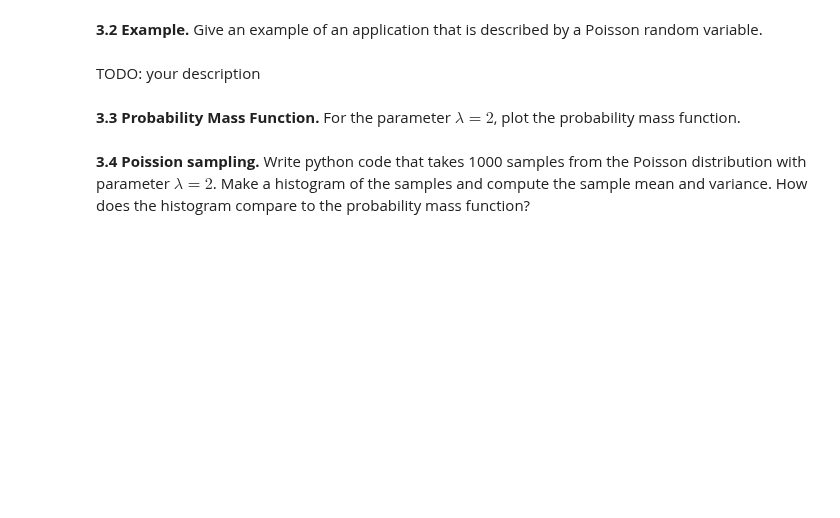
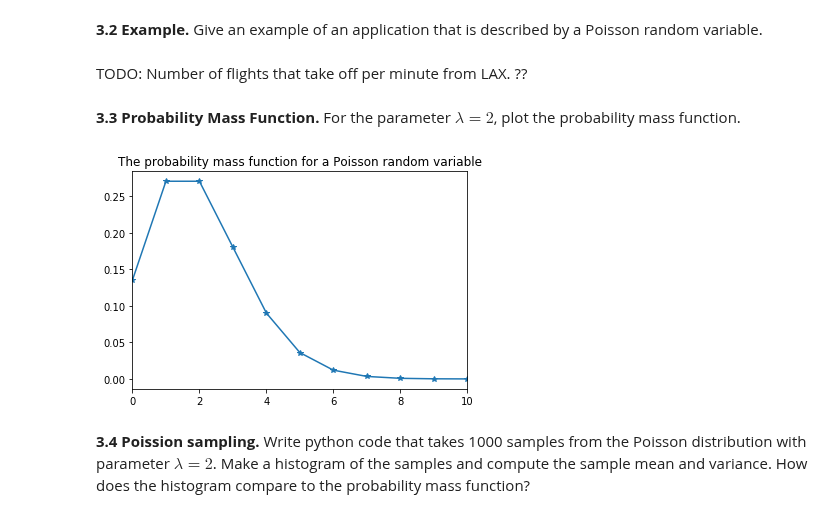
Before and after one commit to brookeslawski/datascience-homeworks-local, a Jupyter notebook: HW2/2018-HW2.ipynb, the cells around one changed output. Saved outputs shown, nothing was run; the diff lists cells and outputs as text; code cells hidden in the pictures; blank space fills up the shorter version.

```diff
--- a/HW2/2018-HW2.ipynb
+++ b/HW2/2018-HW2.ipynb
@@ -460,6 +441,6 @@ TODO: your description
 # %% [markdown]
 **3.2 Example.** Give an example of an application that is described by a Poisson random variable.
-# %% [markdown]
-TODO: your description
+# %% [markdown]
+TODO: Number of flights that take off per minute from LAX. ??
 # %% [markdown]
 **3.3 Probability Mass Function.** For the parameter $\lambda = 2$, plot the probability mass function.
@@ -468,3 +447,19 @@ TODO: your description
+# %%
+# your code
+import scipy as sc
+from scipy.stats import poisson
+import matplotlib.pyplot as plt
+
+x = sc.arange(n+1);
+mu = 2
+f = lambda k: poisson.pmf(k,mu = mu)
+
+plt.plot(x, f(x),'*-')
+plt.title("The probability mass function for a Poisson random variable")
+plt.xlim([0,n])
+plt.show()
+# %% [output]
+[figure, added]
 # %% [markdown]
 **3.4 Poission sampling.** Write python code that takes 1000 samples from the Poisson distribution with parameter $\lambda = 2$. Make a histogram of the samples and compute the sample mean and variance. How does the histogram compare to the probability mass function?
 # %%
```
Also changed, not shown: parts of 10 cells of this notebook, 1 other file.
